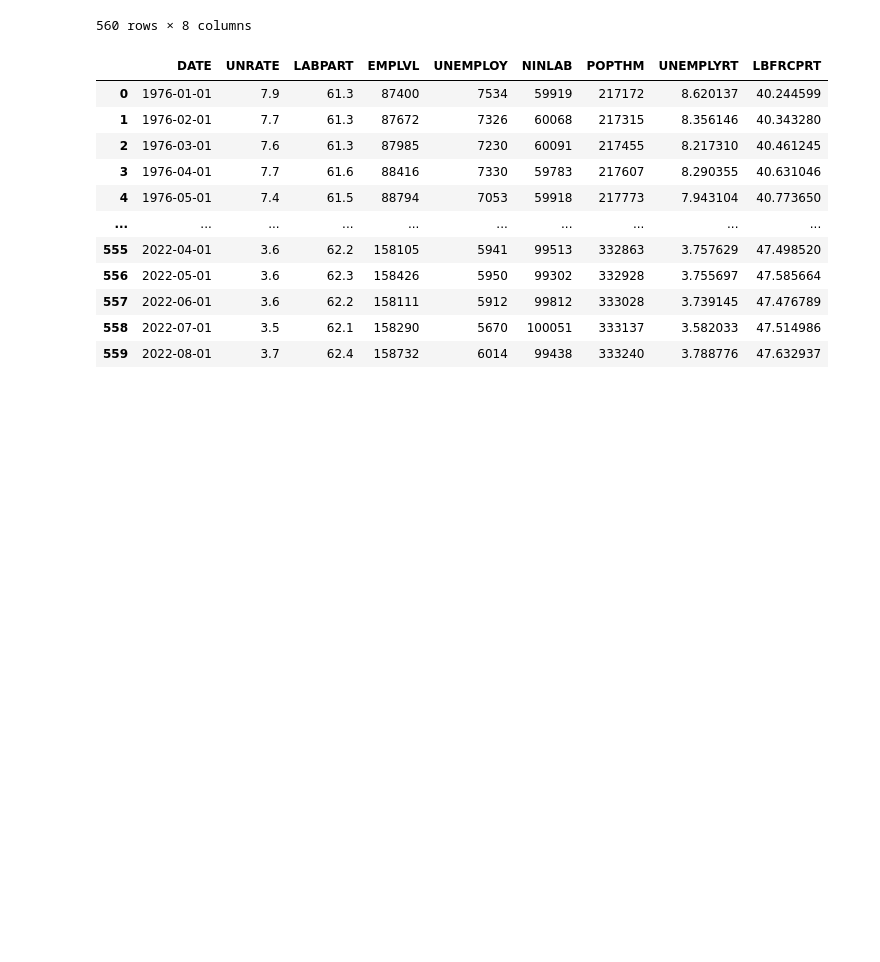
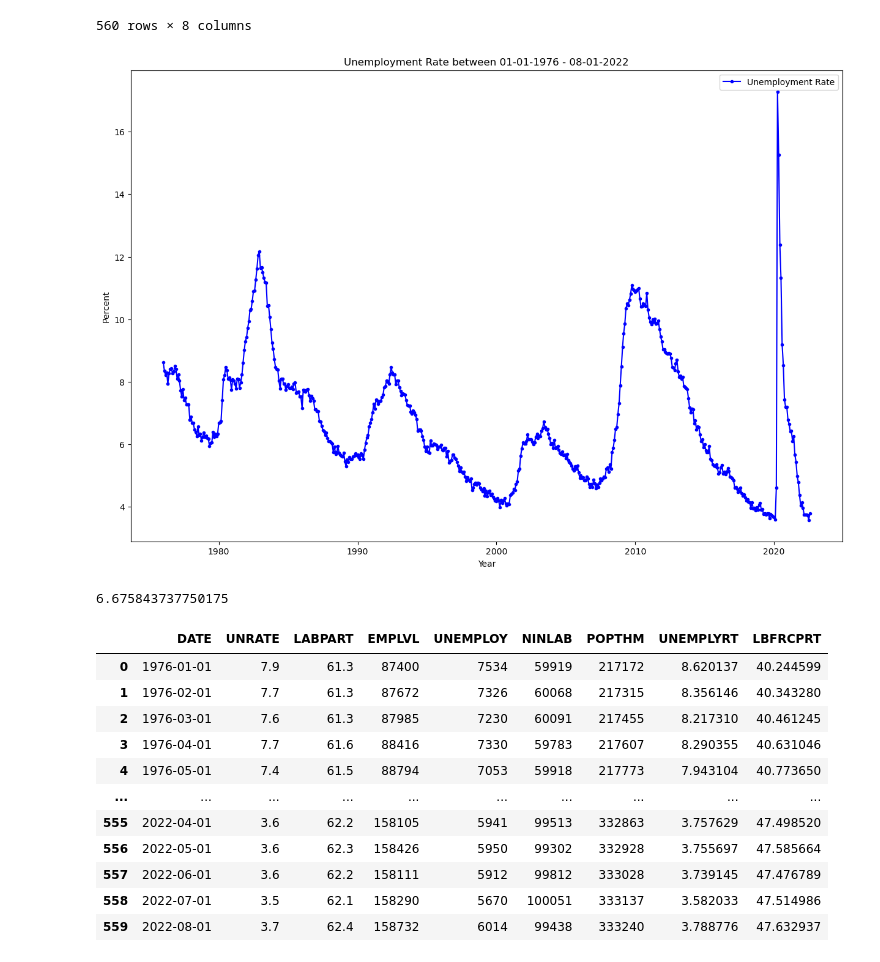
Before and after one commit to boggs2louky/EAP, a Jupyter notebook: National Unemployment and Labor Force Participation 1976-2022.ipynb, the cells around one changed output. Saved outputs shown, nothing was run; the diff lists cells and outputs as text; code cells hidden in the pictures; blank space fills up the shorter version.

```diff
--- a/National Unemployment and Labor Force Participation 1976-2022.ipynb
+++ b/National Unemployment and Labor Force Participation 1976-2022.ipynb
@@ -29,7 +29,7 @@ import datetime
 import matplotlib.pyplot as plt
 import plotly.express as px
 # %%
-Econdata = pd.read_csv('C:/Users/theov/OneDrive/Desktop/DAYP/EAP/data/ECONDATA.csv')
+Econdata = pd.read_csv("https://raw.githubusercontent.com/boggs2louky/EAP/main/data/ECONDATA.csv")
 # %%
 Econdata.head()
 # %% [output]
@@ -218,6 +219,31 @@ Econdata
 | 558 | 2022-07-01 | 3.5 | 62.1 | 158290 | 5670 | 100051 | 333137 | 3.582033 |
 | 559 | 2022-08-01 | 3.7 | 62.4 | 158732 | 6014 | 99438 | 333240 | 3.788776 |
 560 rows × 8 columns
+# %%
+# Plot of Unemployment Rate between the years of 01-01-1976 - 08-01-2022.
+plt.figure(figsize=(15,10))
+
+plt.plot(Econdata.DATE, Econdata.UNEMPLYRT, 'b.-', label='Unemployment Rate')
+
+
+plt.title('Unemployment Rate between 01-01-1976 - 08-01-2022')
+plt.ylabel('Percent')
+plt.xlabel('Year')
+plt.legend()
+
+#plt.xticks(Econdata.DATE[::3].tolist()+[2022])
+
+plt.show()
+# %% [output]
+[figure, added]
+# %%
+# The mean of the unemployment rate for the time period between 01-01-1976 - 08-01-2022.
+Econdata['UNEMPLYRT'].mean()
+#The output below (6.68%) shows that approximately 6.68% of the population was unemployed throughtout the time period as stated above.
+#The Federal Reserve has stated that unemployment rates of between 4.0% - 5.0% are acceptable levels. However, remember this is just a mean of unemployment rate based (monthly) for the respective time period.
+#Basically, on average for that the selected time period unemployment would have been above acceptable levels based on the Federal Reserve range. Time series can be misleading especially when dealing with means/averages.
+# %% [output]
+6.675843737750175
 # %%
 #Calculate the Labor Force Participation Rate (LBFRCPRT) based on the following: # in Labor Force (EMPLVL) / Total Population (POPTHM) * 100.
 Econdata['LBFRCPRT'] = (Econdata['EMPLVL'] / Econdata['POPTHM']) * 100
```
Also changed, not shown: parts of 9 cells of this notebook, 2 other files.
